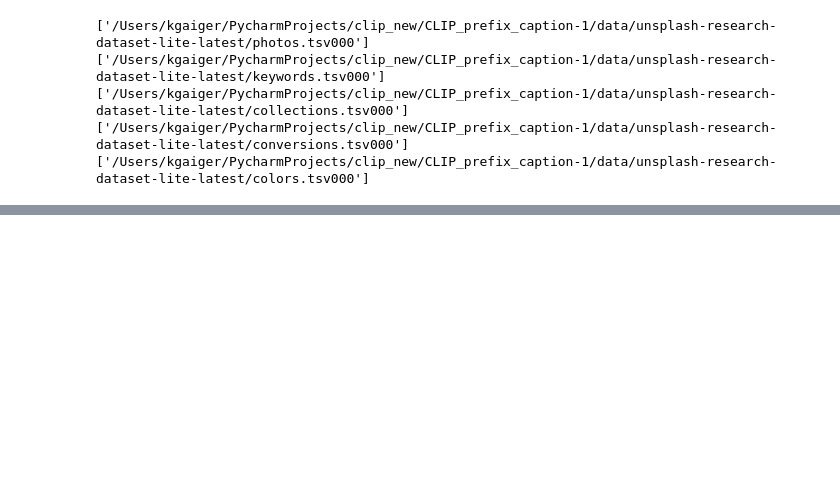
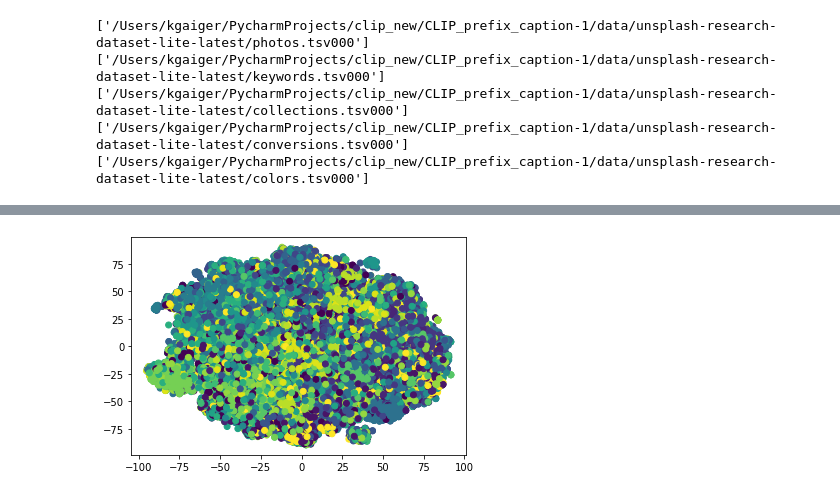
Before and after one commit to kerengaiger/CLIP_prefix_caption-1, a Jupyter notebook: notebooks/clip_style_detection.ipynb, the cells around one changed output, grey strips where cells are left out. Saved outputs shown, nothing was run; the diff lists cells and outputs as text; code cells hidden in the pictures; blank space fills up the shorter version.

```diff
--- a/notebooks/clip_style_detection.ipynb
+++ b/notebooks/clip_style_detection.ipynb
@@ -204,0 +275,11 @@ plt.show()
+# %%
+flickr_data['style'] = flickr_data['label'].map(labels_to_styles)
+# %%
+sample_flickr = flickr_data.sample(n=40000)
+# %%
+sample_flickr = sample_flickr.reset_index()
+# %%
+style_embedded = TSNE(n_components=2, learning_rate='auto',
+                  init='random').fit_transform(np.stack(sample_flickr['style_emb'].values))
+clip_embedded = TSNE(n_components=2, learning_rate='auto',
+                  init='random').fit_transform(np.stack(sample_flickr['clip_emb'].values))
@@ -204,0 +289,5 @@ plt.show()
+# %%
+plt.scatter(style_embedded[:, 0], style_embedded[:, 1], c = sample_flickr.label.tolist())
+plt.show()
+# %% [output]
+[figure, added]
```
Also changed, not shown: parts of 53 cells of this notebook, 1 other file.
